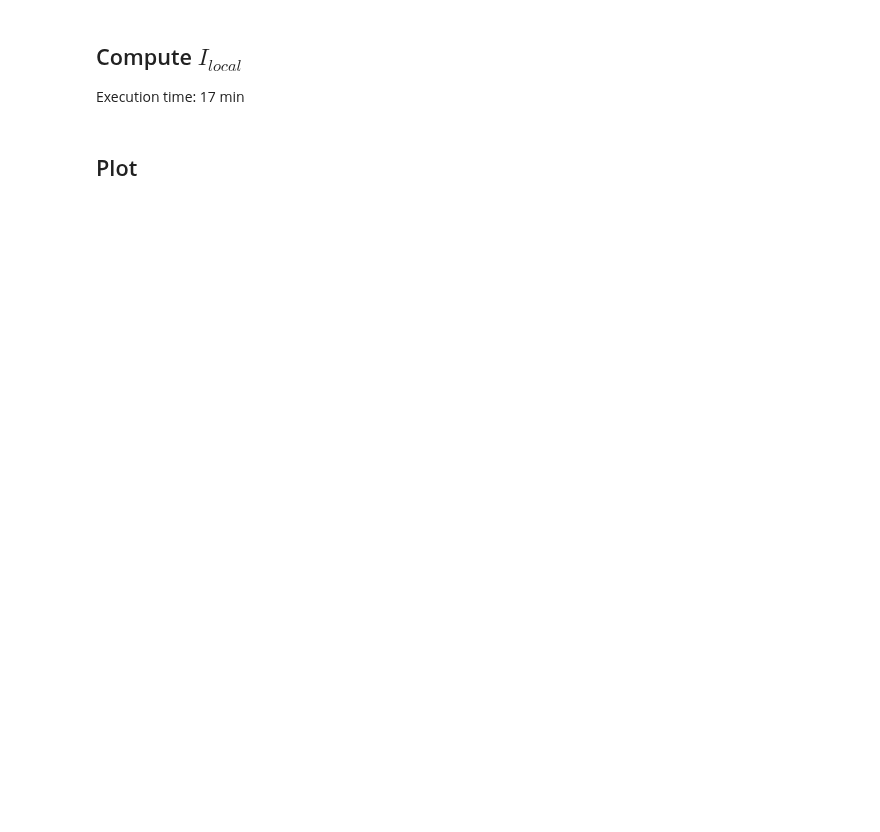
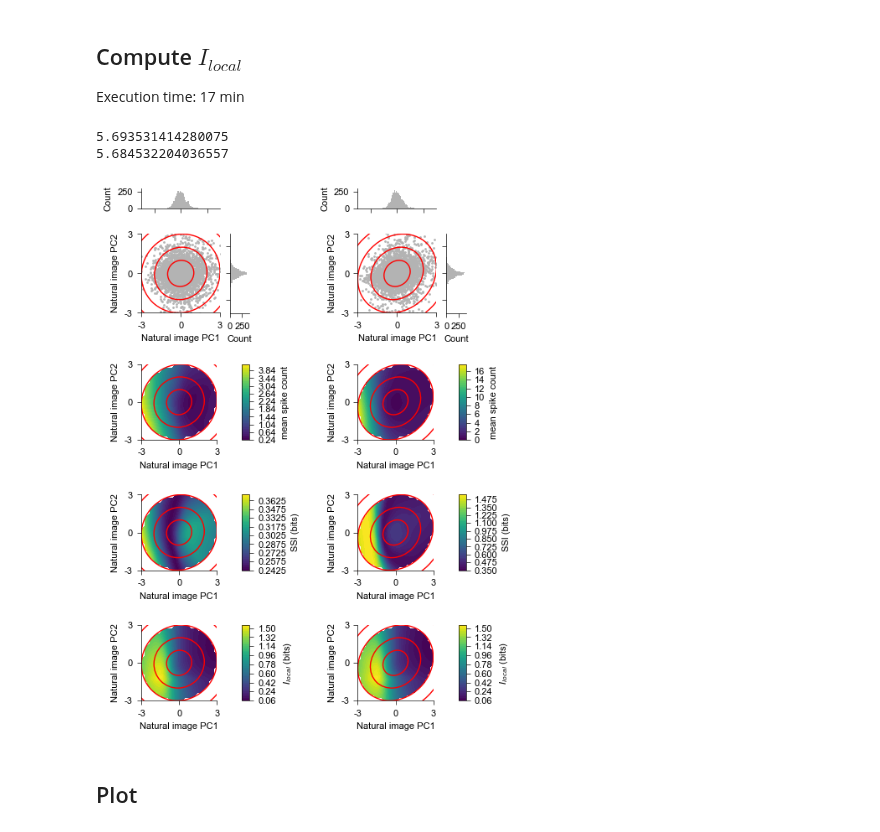
Before and after one commit to steevelaquitaine/fisher-info-limits, a Jupyter notebook: notebooks/fig3.ipynb, the cells around one changed output. Cells and saved outputs as stored; diff of their text form; code cells hidden in the pictures; blank space fills up the shorter version.

```diff
--- a/notebooks/fig3.ipynb
+++ b/notebooks/fig3.ipynb
@@ -151,2 +324,47 @@ Ilocal, Inf, gamma = nodes.compute_ilocal(latent_space, tuning_curve_model, nx,
+# %%
+# cell 1
+Ilocal_cell1, Inf_cell1, gamma = nodes.compute_ilocal(latent_space, tuning_curve_model_cell1, sigma_cell1, ny, ngamma, gamma0, gamma_max, eta, AMP)
+
+# cell 2
+Ilocal_cell2, Inf_cell2, gamma = nodes.compute_ilocal(latent_space, tuning_curve_model_cell2, sigma_cell2, ny, ngamma, gamma0, gamma_max, eta, AMP)
+
+# cell 3
+Ilocal_cell3, Inf_cell3, gamma = nodes.compute_ilocal(latent_space, tuning_curve_model_cell3, sigma_cell3, ny, ngamma, gamma0, gamma_max, eta, AMP)
+
+# cell 4
+Ilocal_cell4, Inf_cell4, gamma = nodes.compute_ilocal(latent_space, tuning_curve_model_cell4, sigma_cell4, ny, ngamma, gamma0, gamma_max, eta, AMP)
+# %%
+# setup figure parameters
+fig_params = {'grid_x': grid_x, 'grid_y': grid_y, 'ngamma': ngamma, 'xylim': (-3,3), 'xyticks': (-3,0,3)}
+
+# setup figure
+fig = plt.figure(figsize=(10,8))
+
+# create main GridSpec: 1 col, 3 rows
+gs_main = gridspec.GridSpec(4,2, figure=fig, wspace=1, hspace=0.5, height_ratios=[1.5,1,1,1])
+
+# cell 1
+gs_cell1 = [gs_main[i,0] for i in range(4)]
+fig = plot_fig3_panel(fig, gs_cell1, rate_preds_cell1, ssi_cell1, Ilocal_cell1, pcs_cell1, sigma_cell1, **fig_params)
+
+# cell 2
+gs_cell2 = [gs_main[i,1] for i in range(4)]
+fig = plot_fig3_panel(fig, gs_cell2, rate_preds_cell2, ssi_cell2, Ilocal_cell2, pcs_cell2, sigma_cell2, **fig_params)
+
+# cell 3
+gs_cell3 = [gs_main[i,1] for i in range(4)]
+fig = plot_fig3_panel(fig, gs_cell3, rate_preds_cell3, ssi_cell3, Ilocal_cell3, pcs_cell3, sigma_cell3, **fig_params)
+
+# cell 4
+gs_cell4 = [gs_main[i,1] for i in range(4)]
+fig = plot_fig3_panel(fig, gs_cell4, rate_preds_cell4, ssi_cell4, Ilocal_cell4, pcs_cell4, sigma_cell4, **fig_params)
+
+# save figure
+plt.savefig(f'figures/fig3_ngamma_{ngamma}.svg', bbox_inches = 'tight', transparent=True, dpi=400)
+plt.savefig(f'figures/fig3_ngamma_{ngamma}.pdf', bbox_inches = 'tight', transparent=True, dpi=400)
+# %% [output]
+5.693531414280075
+5.684532204036557
+[figure, added]
 # %% [markdown]
 ## Plot
```
Also changed, not shown: parts of 19 cells of this notebook, 44 other files.
